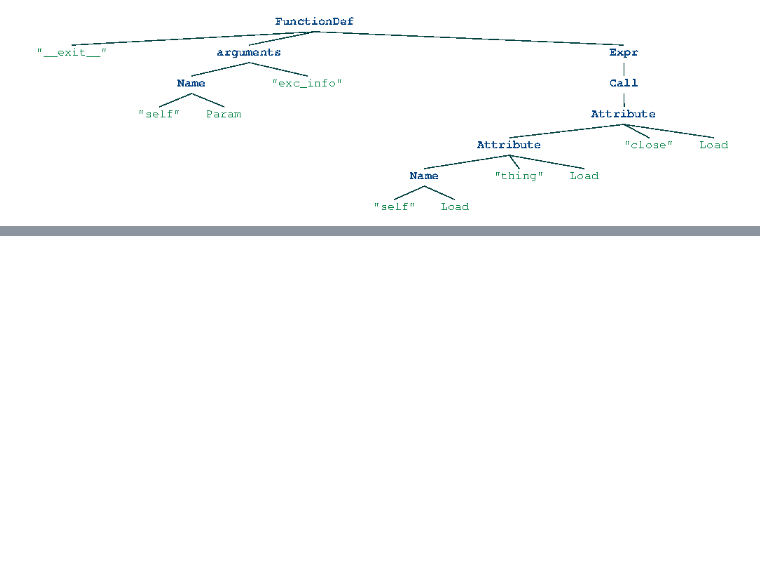
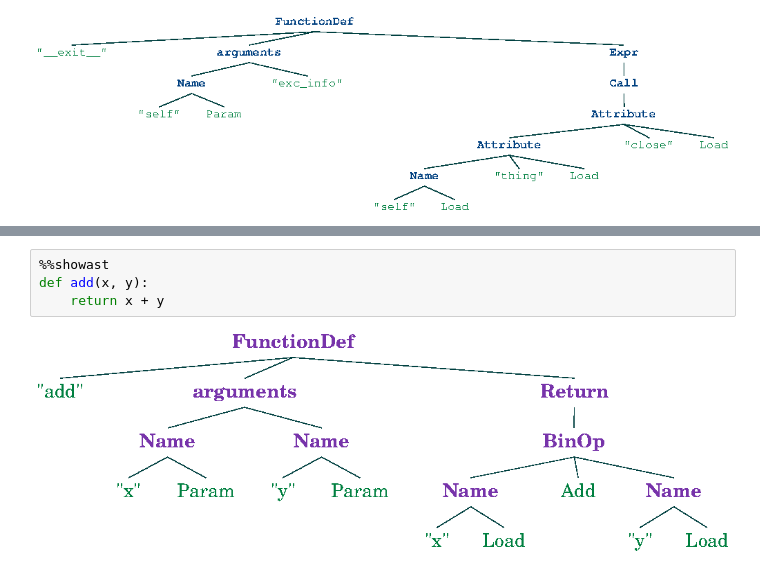
Before and after one commit to hchasestevens/show_ast, a Jupyter notebook: Example.ipynb, the cells around one changed output, grey strips where cells are left out. Saved outputs shown, nothing was run; the diff lists cells and outputs as text; blank space fills up the shorter version.

```diff
--- a/Example.ipynb
+++ b/Example.ipynb
@@ -62,0 +70,6 @@ show_source(contextlib.closing.__exit__)
+# %%
+%%showast
+def add(x, y):
+    return x + y
+# %% [output]
+[figure, added]
```
Also changed, not shown: parts of 1 cell of this notebook, 1 other file.
